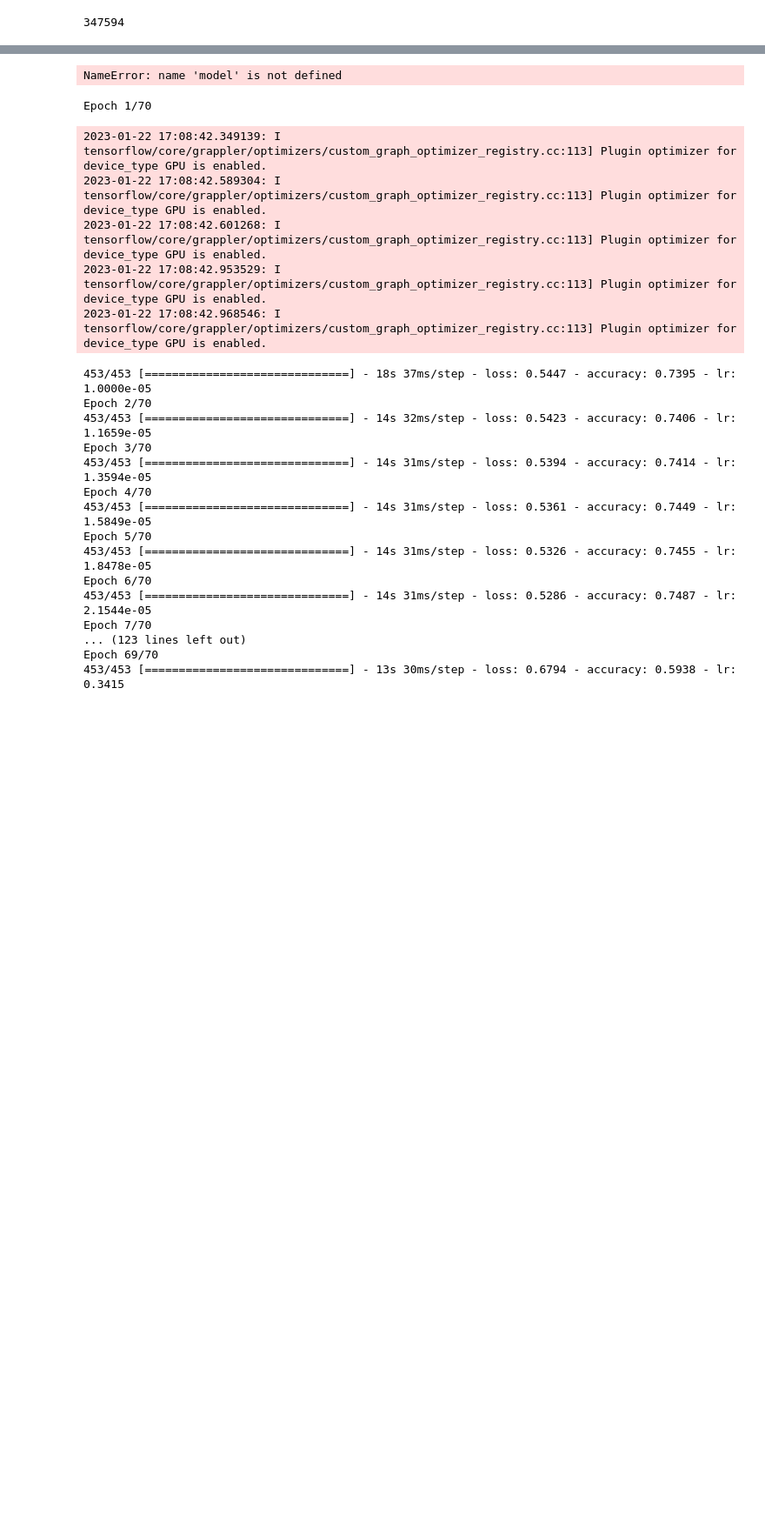
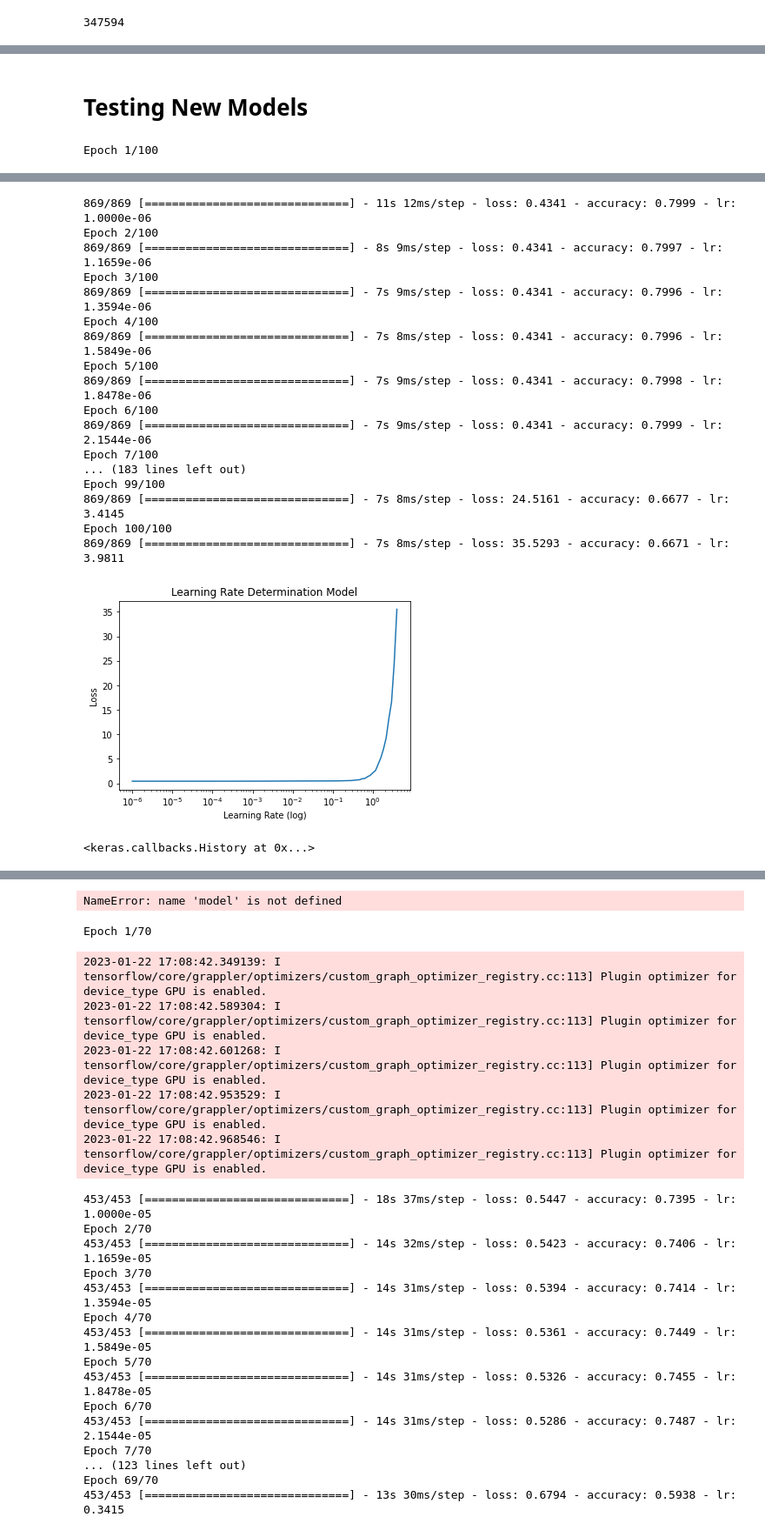
Before and after one commit to mkornfeld/negation_nlp, a Jupyter notebook: negation_nlp.ipynb, the cells around one changed output, grey strips where cells are left out. Shown: that part at 87% size. Saved outputs shown, nothing was run; the diff lists cells and outputs as text; code cells hidden in the pictures; blank space fills up the shorter version.

```diff
--- a/negation_nlp.ipynb
+++ b/negation_nlp.ipynb
@@ -211,0 +253,6 @@ y_test = np.array(y_test).astype('float32').reshape((-1,1))
+# %% [markdown]
+# Testing New Models
+# %%
+determine_lr(model,'Model',1e-6)
+# %% [output]
+Epoch 1/100
@@ -211,0 +260,19 @@ y_test = np.array(y_test).astype('float32').reshape((-1,1))
+869/869 [==============================] - 11s 12ms/step - loss: 0.4341 - accuracy: 0.7999 - lr: 1.0000e-06
+Epoch 2/100
+869/869 [==============================] - 8s 9ms/step - loss: 0.4341 - accuracy: 0.7997 - lr: 1.1659e-06
+Epoch 3/100
+869/869 [==============================] - 7s 9ms/step - loss: 0.4341 - accuracy: 0.7996 - lr: 1.3594e-06
+Epoch 4/100
+869/869 [==============================] - 7s 8ms/step - loss: 0.4341 - accuracy: 0.7996 - lr: 1.5849e-06
+Epoch 5/100
+869/869 [==============================] - 7s 9ms/step - loss: 0.4341 - accuracy: 0.7998 - lr: 1.8478e-06
+Epoch 6/100
+869/869 [==============================] - 7s 9ms/step - loss: 0.4341 - accuracy: 0.7999 - lr: 2.1544e-06
+Epoch 7/100
+... (183 lines left out)
+Epoch 99/100
+869/869 [==============================] - 7s 8ms/step - loss: 24.5161 - accuracy: 0.6677 - lr: 3.4145
+Epoch 100/100
+869/869 [==============================] - 7s 8ms/step - loss: 35.5293 - accuracy: 0.6671 - lr: 3.9811
+[figure, added]
+<keras.callbacks.History at 0x...>
```
Also changed, not shown: parts of 18 cells of this notebook.
